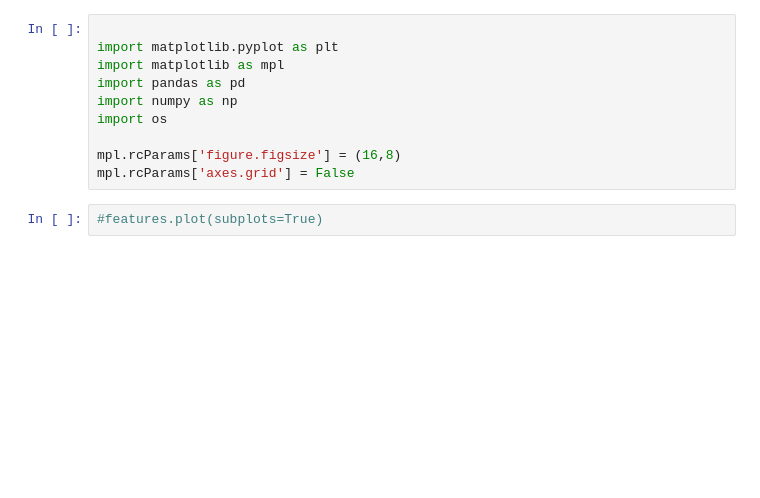
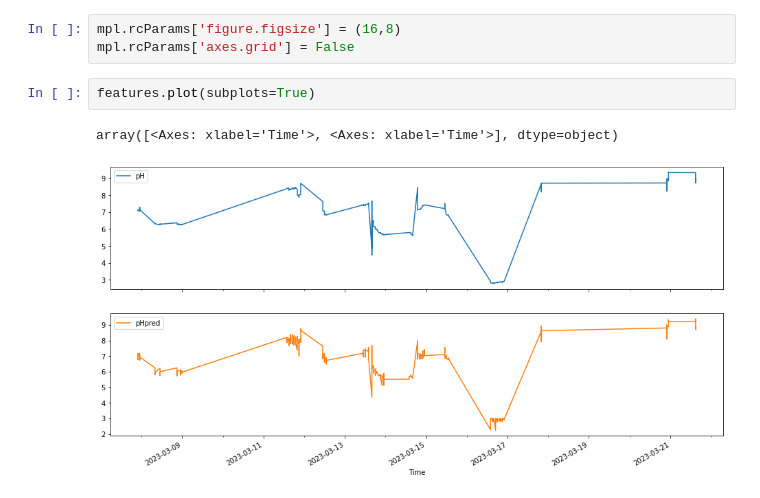
Before and after one commit to SauloHenriqueAguiar/AnalisedosDadosPH, a Jupyter notebook: AnaliseSerieTemporal/analiseserietemporalpH.ipynb, the cells around one changed output. Cells and saved outputs as stored; diff of their text form; blank space fills up the shorter version.

```diff
--- a/AnaliseSerieTemporal/analiseserietemporalpH.ipynb
+++ b/AnaliseSerieTemporal/analiseserietemporalpH.ipynb
@@ -83,14 +87,10 @@ features.head()
 | 2023-03-07 22:00:00 | 7.12 | 6.994800 |
 | 2023-03-07 22:00:00 | 7.10 | 6.774885 |
 # %%
-
-import matplotlib.pyplot as plt
-import matplotlib as mpl
-import pandas as pd
-import numpy as np
-import os
-
 mpl.rcParams['figure.figsize'] = (16,8)
 mpl.rcParams['axes.grid'] = False
 # %%
-#features.plot(subplots=True)
+features.plot(subplots=True)
+# %% [output]
+array([<Axes: xlabel='Time'>, <Axes: xlabel='Time'>], dtype=object)
+[figure, added]
```
Also changed, not shown: parts of 9 cells of this notebook.
